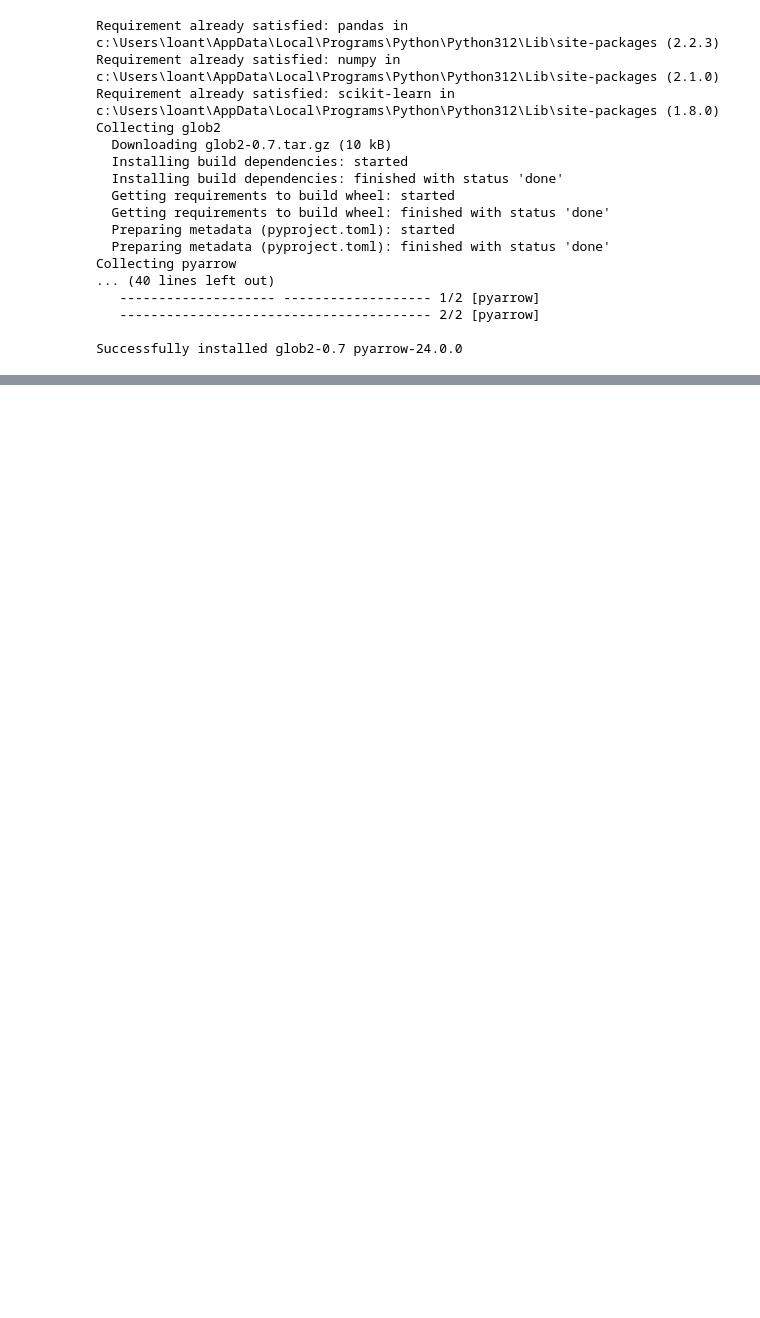
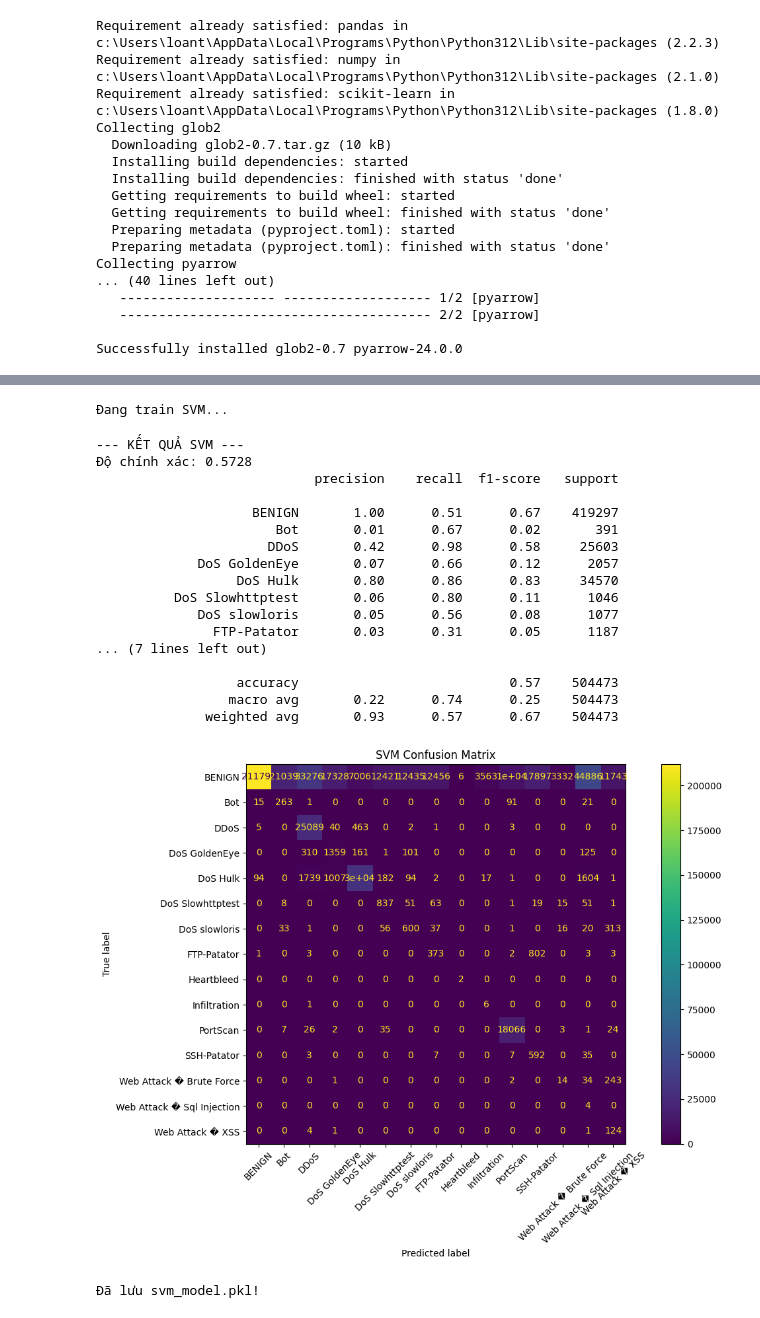
Before and after one commit to Tad1232005/Network-Intrusion-Detection-ML, a Jupyter notebook: notebooks/main.ipynb, the cells around one changed output, grey strips where cells are left out. Cells and saved outputs as stored; diff of their text form; code cells hidden in the pictures; blank space fills up the shorter version.

```diff
--- a/notebooks/main.ipynb
+++ b/notebooks/main.ipynb
@@ -281,0 +403,62 @@ KeyboardInterrupt:
+# %%
+# ==========================================
+# NGUYEN QUOC DAT (TASK 2.5)
+# SUPPORT VECTOR MACHINE (SVM)
+# ==========================================
+
+from sklearn.svm import LinearSVC
+from sklearn.metrics import classification_report, confusion_matrix, ConfusionMatrixDisplay
+import matplotlib.pyplot as plt
+import joblib
+
+# Load data đã xử lý từ 2.4
+X_train, X_test, y_train, y_test = joblib.load('../models/processed_data.pkl')
+le = joblib.load('../models/label_encoder.pkl')
+
+# Train SVM
+# Dùng LinearSVC thay SVC vì nhanh hơn với dataset lớn
+print("Đang train SVM...")
+model_svm = LinearSVC(max_iter=500, tol=1e-3, random_state=42)
+model_svm.fit(X_train, y_train)
+
+# Đánh giá
+y_pred = model_svm.predict(X_test)
+accuracy = model_svm.score(X_test, y_test)
+
+print(f"\n--- KẾT QUẢ SVM ---")
+print(f"Độ chính xác: {accuracy:.4f}")
+print(classification_report(y_test, y_pred, target_names=le.classes_))
+
+# Confusion Matrix
+cm = confusion_matrix(y_test, y_pred)
+disp = ConfusionMatrixDisplay(confusion_matrix=cm, display_labels=le.classes_)
+fig, ax = plt.subplots(figsize=(12, 8))
+disp.plot(ax=ax, xticks_rotation=45)
+plt.title("SVM Confusion Matrix")
+plt.tight_layout()
+plt.show()
+
+# Lưu model
+joblib.dump(model_svm, '../models/svm_model.pkl')
+print("Đã lưu svm_model.pkl!")
+# %% [output]
+Đang train SVM...
+--- KẾT QUẢ SVM ---
+Độ chính xác: 0.5728
+                            precision    recall  f1-score   support
+
+                    BENIGN       1.00      0.51      0.67    419297
+                       Bot       0.01      0.67      0.02       391
+                      DDoS       0.42      0.98      0.58     25603
+             DoS GoldenEye       0.07      0.66      0.12      2057
+                  DoS Hulk       0.80      0.86      0.83     34570
+          DoS Slowhttptest       0.06      0.80      0.11      1046
+             DoS slowloris       0.05      0.56      0.08      1077
+               FTP-Patator       0.03      0.31      0.05      1187
+... (7 lines left out)
+
+                  accuracy                           0.57    504473
+                 macro avg       0.22      0.74      0.25    504473
+              weighted avg       0.93      0.57      0.67    504473
+[figure, added]
+Đã lưu svm_model.pkl!
```
Also changed, not shown: parts of 8 cells of this notebook, 5 other files.
